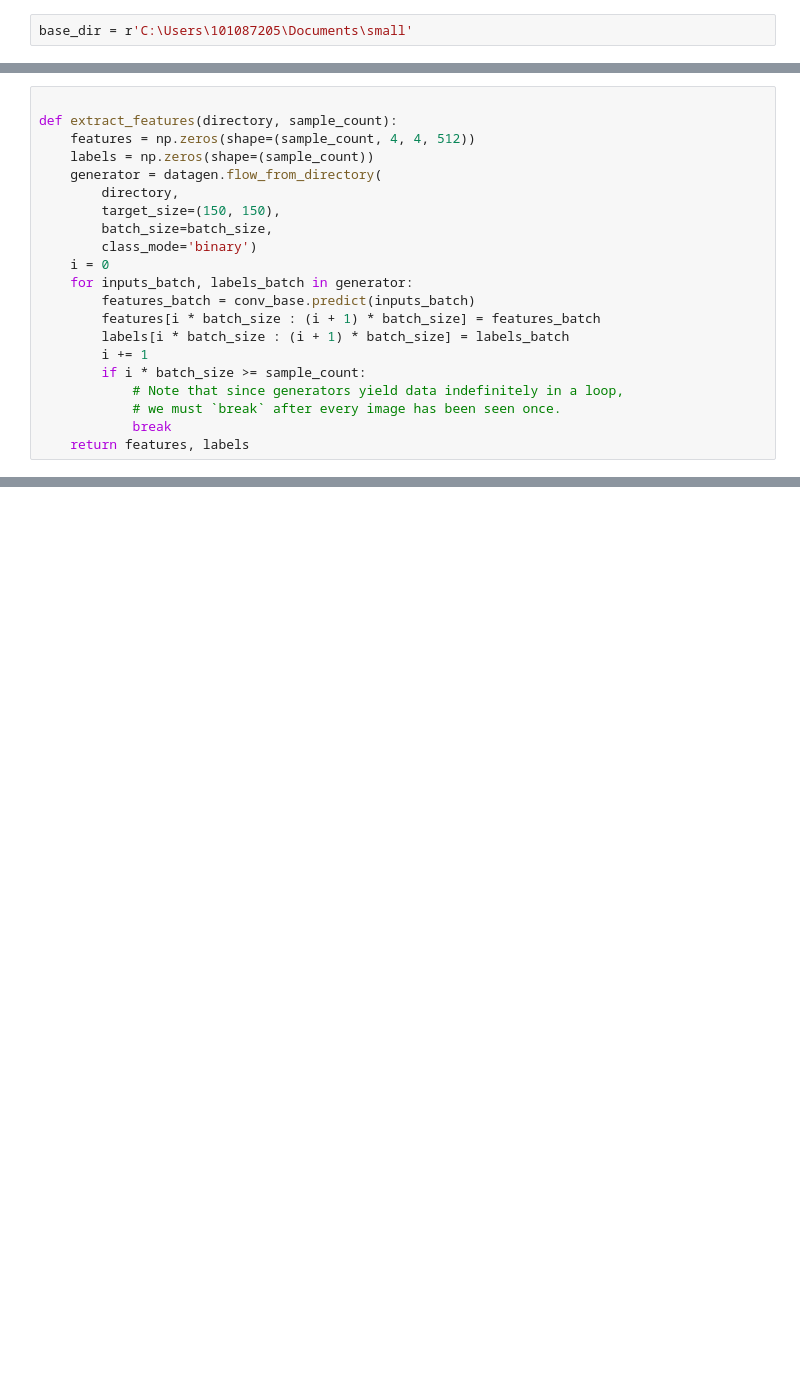
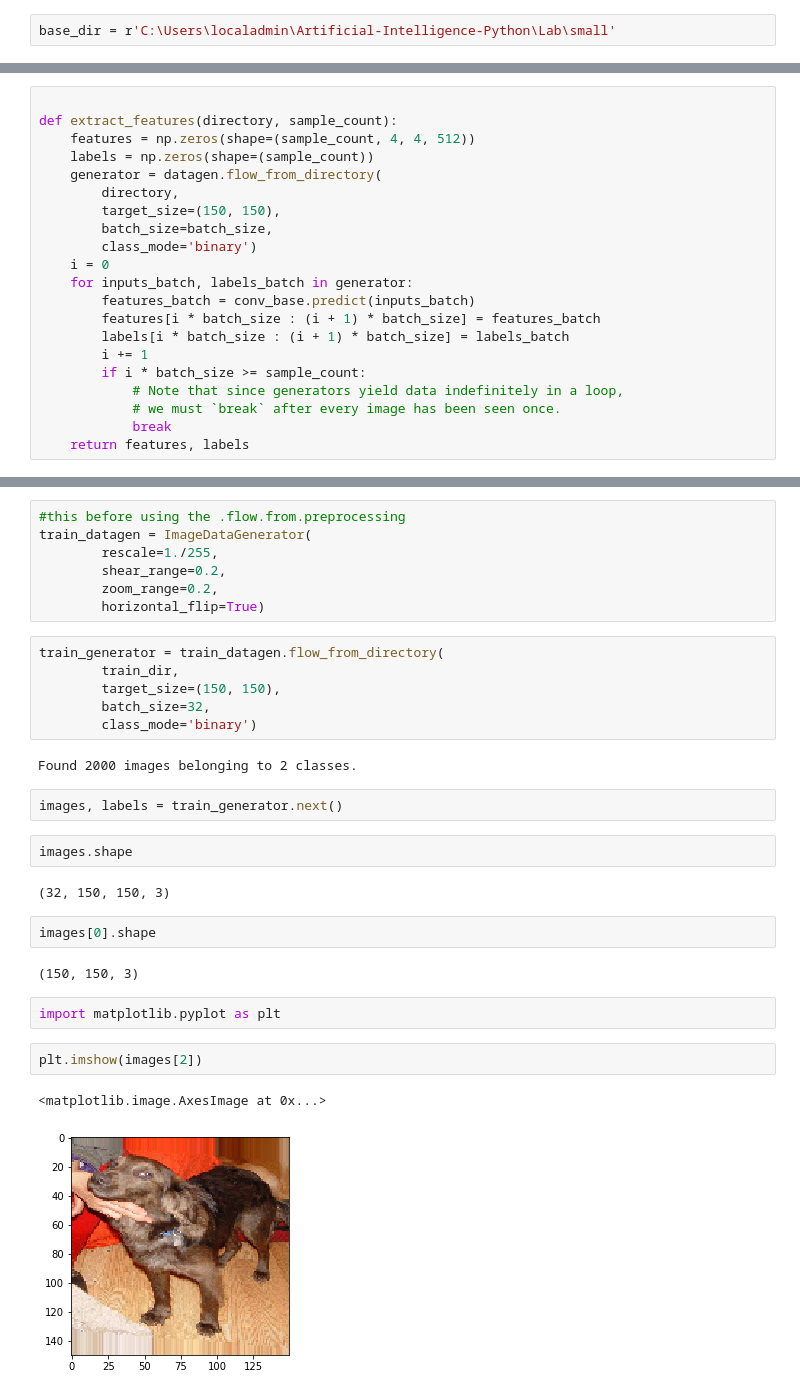
Before and after one commit to Abdallahman-habyarimana/Artificial-Intelligence-Python, a Jupyter notebook: Lab/Untitled.ipynb, the cells around one changed output, grey strips where cells are left out. Cells and saved outputs as stored; diff of their text form; blank space fills up the shorter version.

```diff
--- a/Lab/Untitled.ipynb
+++ b/Lab/Untitled.ipynb
@@ -1,7 +1,7 @@
 # %%
 import os, shutil
 # %%
-base_dir = r'C:\Users\101087205\Documents\small'
+base_dir = r'C:\Users\localadmin\Artificial-Intelligence-Python\Lab\small'
 # %%
 train_dir = os.path.join(base_dir, 'train')
 # %%
@@ -60,0 +76,32 @@ NameError: name 'datagen' is not defined
+# %%
+#this before using the .flow.from.preprocessing
+train_datagen = ImageDataGenerator(
+        rescale=1./255,
+        shear_range=0.2,
+        zoom_range=0.2,
+        horizontal_flip=True)
+# %%
+train_generator = train_datagen.flow_from_directory(
+        train_dir,
+        target_size=(150, 150),
+        batch_size=32,
+        class_mode='binary')
+# %% [output]
+Found 2000 images belonging to 2 classes.
+# %%
+images, labels = train_generator.next()
+# %%
+images.shape
+# %% [output]
+(32, 150, 150, 3)
+# %%
+images[0].shape
+# %% [output]
+(150, 150, 3)
+# %%
+import matplotlib.pyplot as plt
+# %%
+plt.imshow(images[2])
+# %% [output]
+<matplotlib.image.AxesImage at 0x...>
+[figure, added]
```
Also changed, not shown: parts of 11 cells of this notebook.
